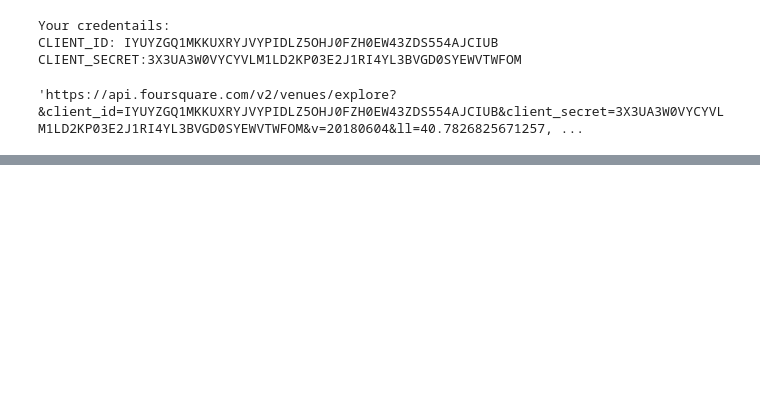
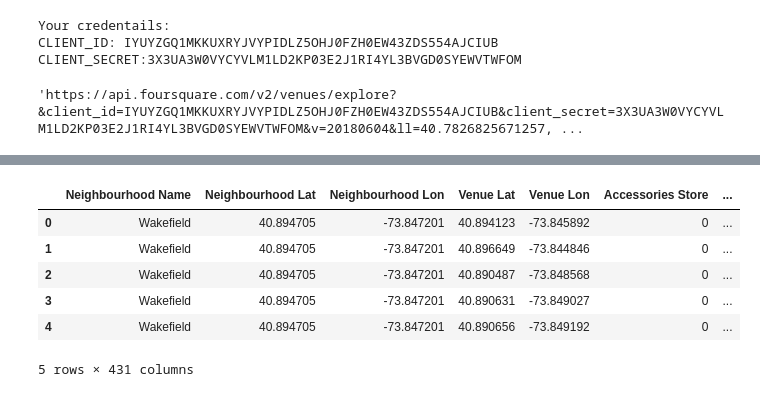
Before and after one commit to ksnblr/Coursera_Capstone, a Jupyter notebook: Battle_Of_Neighbourhoods.ipynb, the cells around one changed output, grey strips where cells are left out. Saved outputs shown, nothing was run; the diff lists cells and outputs as text; code cells hidden in the pictures; blank space fills up the shorter version.

```diff
--- a/Battle_Of_Neighbourhoods.ipynb
+++ b/Battle_Of_Neighbourhoods.ipynb
@@ -227,3 +139,0 @@ cat_res
-# %%
-for item in cat_res['response']['venues']:
-    print ("{} - {},{}".format(item['name'],item['location']['lat'],item['location']['lng']))
@@ -254,7 +139,0 @@ ind_rest_df
-# %%
-for item in cat_res['response']['venues']:
-    a =item['name']
-    b=item['location']['lat']
-    c=item['location']['lng']
-    ind_rest_df = ind_rest_df.append({'Restaurant Name':a,'Lat':b,'Lon':c},ignore_index=True)
-ind_rest_df.head()
@@ -289,12 +139,0 @@ map_ind_res
-# %%
-for item in cat_res['response']['venues']:
-    #print (item['id'])
-    url = 'https://api.foursquare.com/v2/venues/{}?&client_id={}&client_secret={}&v={}'.format(item['id'],CLIENT_ID,CLIENT_SECRET,VERSION)
-    #print (url)
-    resp = requests.get(url).json()
-    try:
-        print ("{} is {} and rating is {}" .format(resp['response']['venue']['name'],resp['response']['venue']['price']['message'],resp['response']['venue']['rating']))
-        ind_rest_df = ind_rest_df.append({'Rating':'{}'.format(resp['response']['venue']['rating'])},ignore_index=True)
-    except:
-        ind_rest_df = ind_rest_df.append({'Rating':'Not Available'},ignore_index=True)
-        print ("No price info for {}".format(resp['response']['venue']['name']))
@@ -339,0 +655,17 @@ ind_rest_df
+# %%
+venues_list = []
+for neighbour,lat,lon in zip(nyc_df.Neighborhood,nyc_df.Lat,nyc_df.Lon):
+    url =get_100_venues(lat,lon)
+    results = requests.get(url).json()["response"]['groups'][0]['items']
+    venues_list.append([(
+        neighbour,
+        lat,
+        lon,
+        v['venue']['name'],
+        v['venue']['location']['lat'],
+        v['venue']['location']['lng'],
+        v['venue']['categories'][0]['name']) for v in results])
+    print ("Doing for {}".format (neighbour))
+venue_df = pd.DataFrame([item for venue_list in venues_list for item in venue_list])
+venue_df.columns = ['Neighbourhood Name','Neighbourhood Lat','Neighbourhood Lon','Venue Name','Venue Lat','Venue Lon','Venue Cat']
+venue_df.info()
@@ -339,0 +690,12 @@ ind_rest_df
+# %%
+allvenues_onehot = pd.get_dummies(venue_df, columns = ['Venue Cat'], prefix="", prefix_sep="")
+allvenues_onehot = allvenues_onehot.drop('Venue Name',axis = 1)
+allvenues_onehot.head()
+# %% [output]
+|  | Neighbourhood Name | Neighbourhood Lat | Neighbourhood Lon | Venue Lat | Venue Lon | Accessories Store | ... |
+| 0 | Wakefield | 40.894705 | -73.847201 | 40.894123 | -73.845892 | 0 | ... |
+| 1 | Wakefield | 40.894705 | -73.847201 | 40.896649 | -73.844846 | 0 | ... |
+| 2 | Wakefield | 40.894705 | -73.847201 | 40.890487 | -73.848568 | 0 | ... |
+| 3 | Wakefield | 40.894705 | -73.847201 | 40.890631 | -73.849027 | 0 | ... |
+| 4 | Wakefield | 40.894705 | -73.847201 | 40.890656 | -73.849192 | 0 | ... |
+5 rows × 431 columns
```
Also changed, not shown: parts of 43 cells of this notebook.
